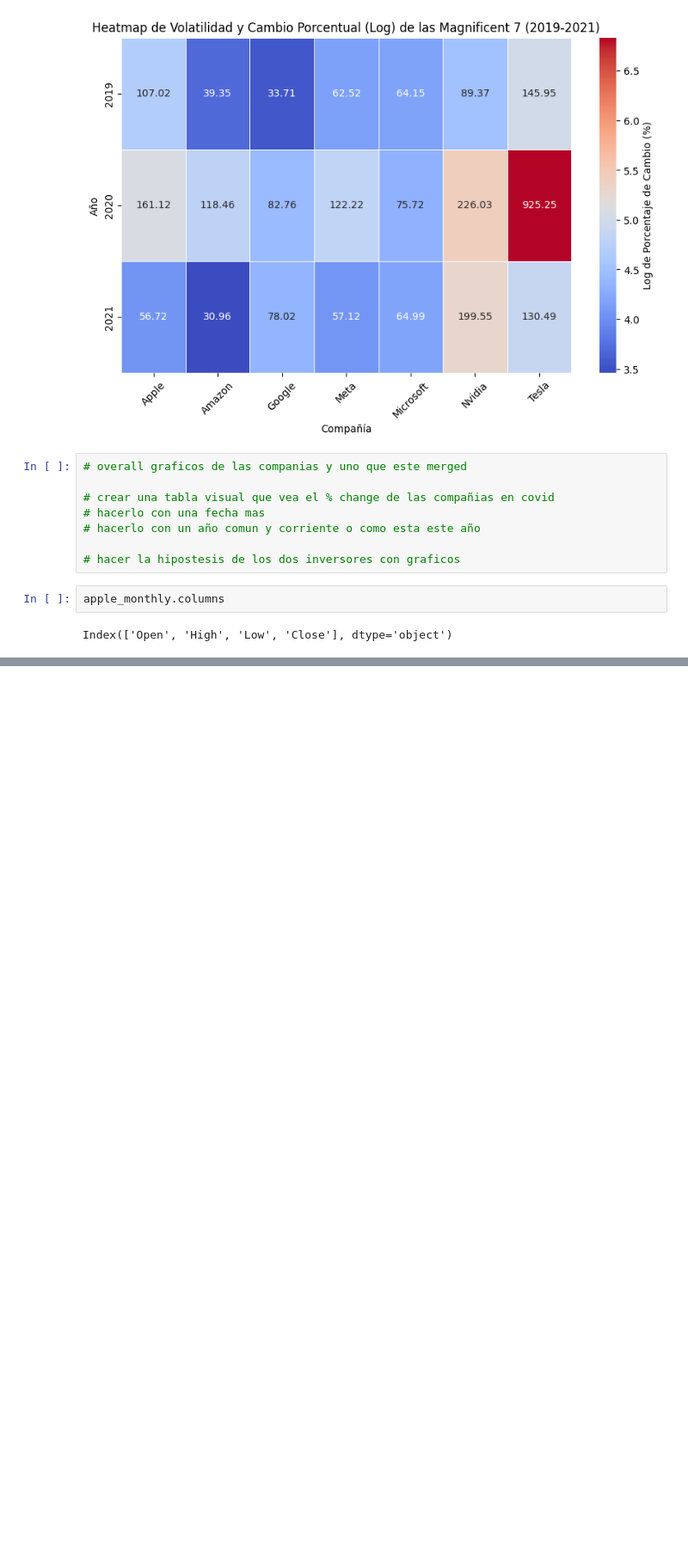
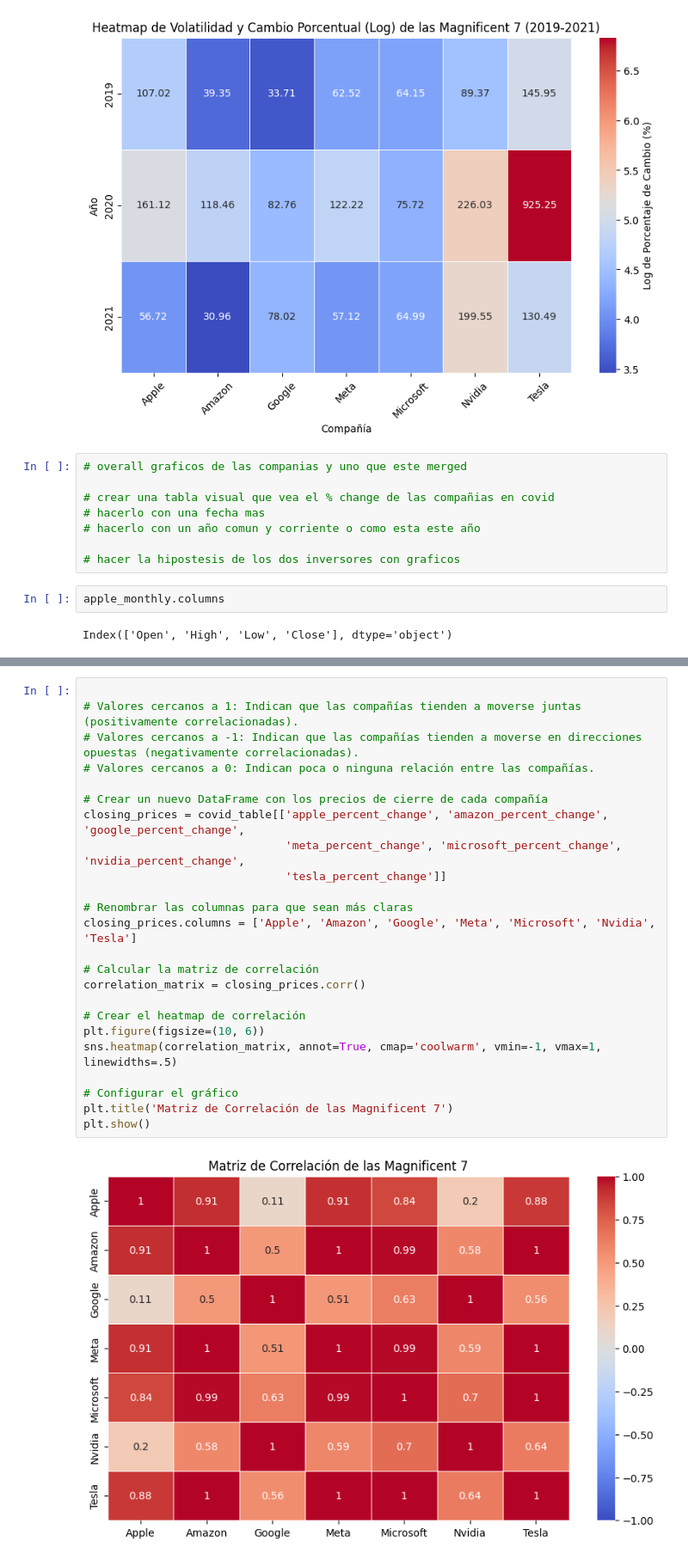
Before and after one commit to SergioChalela/Project_2, a Jupyter notebook: Magnificent_seven.ipynb, the cells around one changed output, grey strips where cells are left out. Shown at 86% size. Saved outputs shown, nothing was run; the diff lists cells and outputs as text; blank space fills up the shorter version.

```diff
--- a/Magnificent_seven.ipynb
+++ b/Magnificent_seven.ipynb
@@ -684,0 +685,26 @@ plt.show()
+# %%
+
+# Valores cercanos a 1: Indican que las compañías tienden a moverse juntas (positivamente correlacionadas).
+# Valores cercanos a -1: Indican que las compañías tienden a moverse en direcciones opuestas (negativamente correlacionadas).
+# Valores cercanos a 0: Indican poca o ninguna relación entre las compañías.
+
+# Crear un nuevo DataFrame con los precios de cierre de cada compañía
+closing_prices = covid_table[['apple_percent_change', 'amazon_percent_change', 'google_percent_change',
+                              'meta_percent_change', 'microsoft_percent_change', 'nvidia_percent_change',
+                              'tesla_percent_change']]
+
+# Renombrar las columnas para que sean más claras
+closing_prices.columns = ['Apple', 'Amazon', 'Google', 'Meta', 'Microsoft', 'Nvidia', 'Tesla']
+
+# Calcular la matriz de correlación
+correlation_matrix = closing_prices.corr()
+
+# Crear el heatmap de correlación
+plt.figure(figsize=(10, 6))
+sns.heatmap(correlation_matrix, annot=True, cmap='coolwarm', vmin=-1, vmax=1, linewidths=.5)
+
+# Configurar el gráfico
+plt.title('Matriz de Correlación de las Magnificent 7')
+plt.show()
+# %% [output]
+[figure, added]
```
Also changed, not shown: parts of 1 cell of this notebook.
